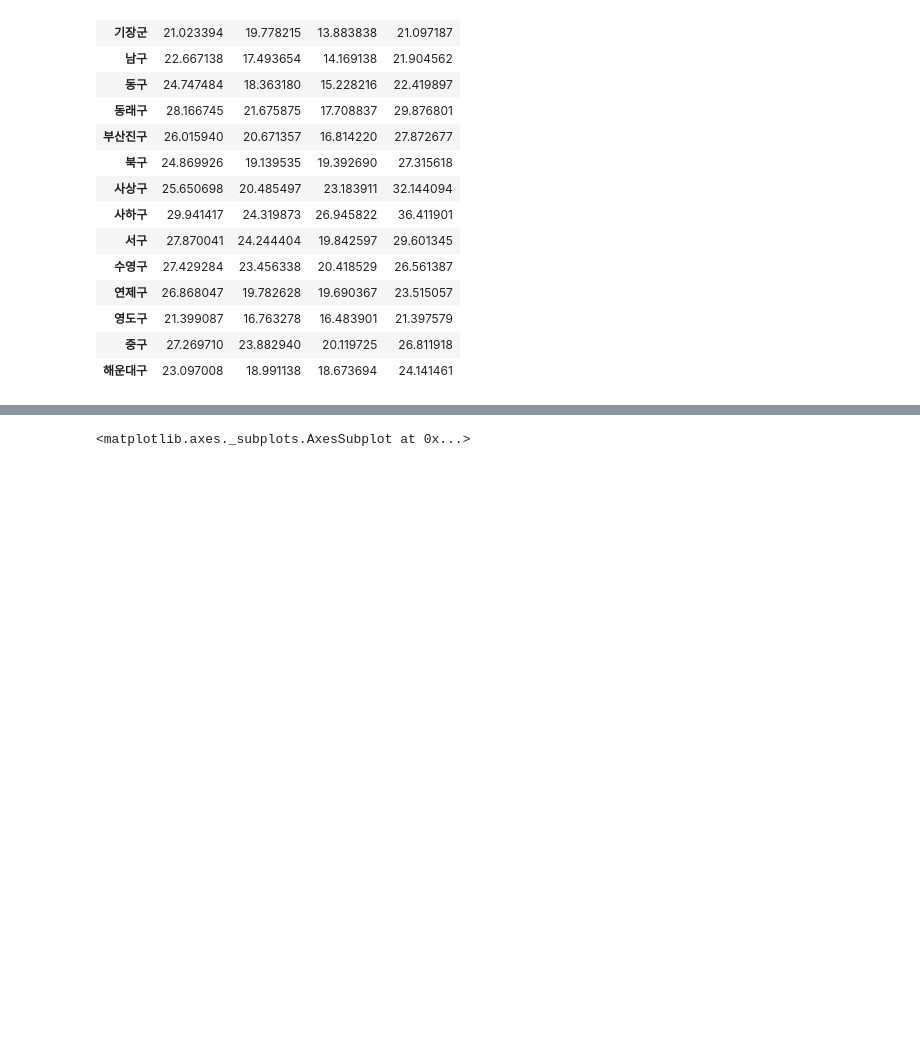
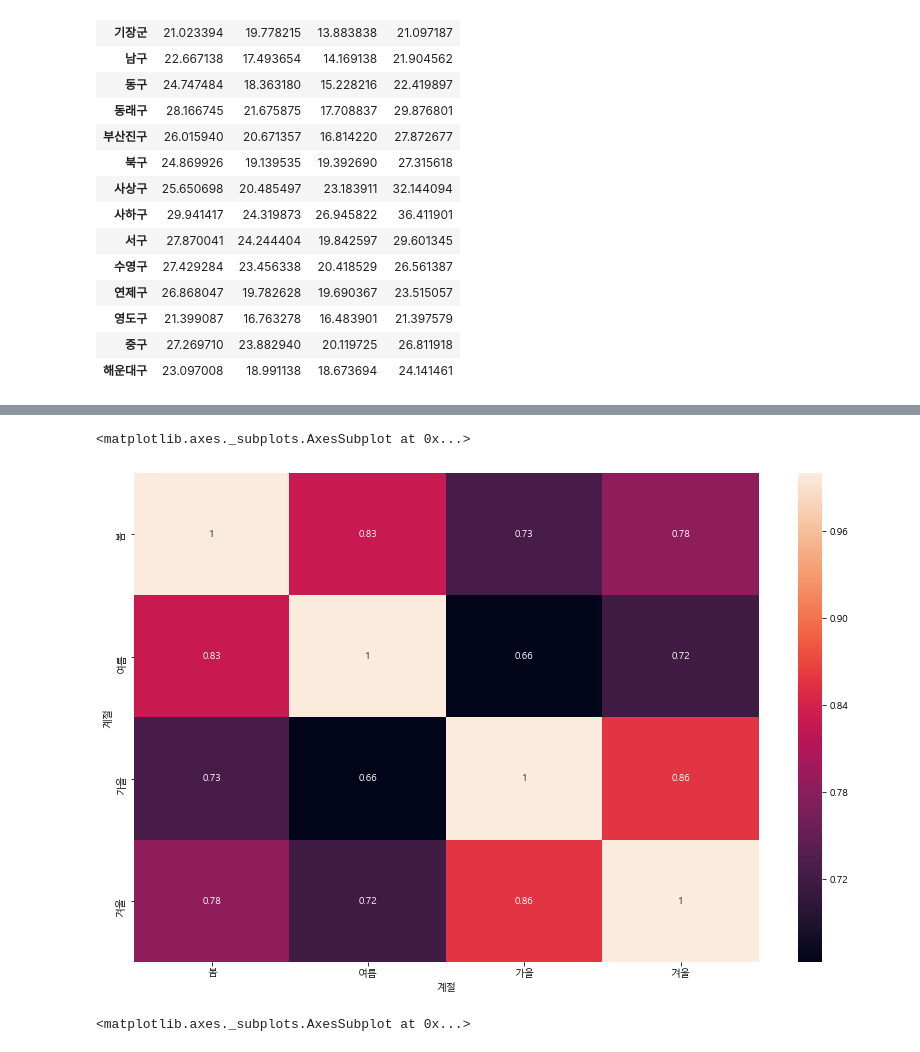
Before and after one commit to tbnsok40/Codeit_Data-Science, a Jupyter notebook: [연구실] 2018 부산 pm2.5 정리.ipynb, the cells around one changed output, grey strips where cells are left out. Cells and saved outputs as stored; diff of their text form; code cells hidden in the pictures; blank space fills up the shorter version.

```diff
--- a/[연구실] 2018 부산 pm2.5 정리.ipynb
+++ b/[연구실] 2018 부산 pm2.5 정리.ipynb
@@ -216,3 +254,12 @@ dff
+# %%
+import seaborn as sns
+map = dff.corr()
+sns.heatmap(map, annot = True)
+
+# 봄과 여름의 상관관계보다, 가을과 겨울의 상관관계가 더 크다.
+# %% [output]
+<matplotlib.axes._subplots.AxesSubplot at 0x...>
+[figure, added]
 # %%
 # 한글 폰트 지정
 from matplotlib import font_manager, rc
```
Also changed, not shown: parts of 9 cells of this notebook.
